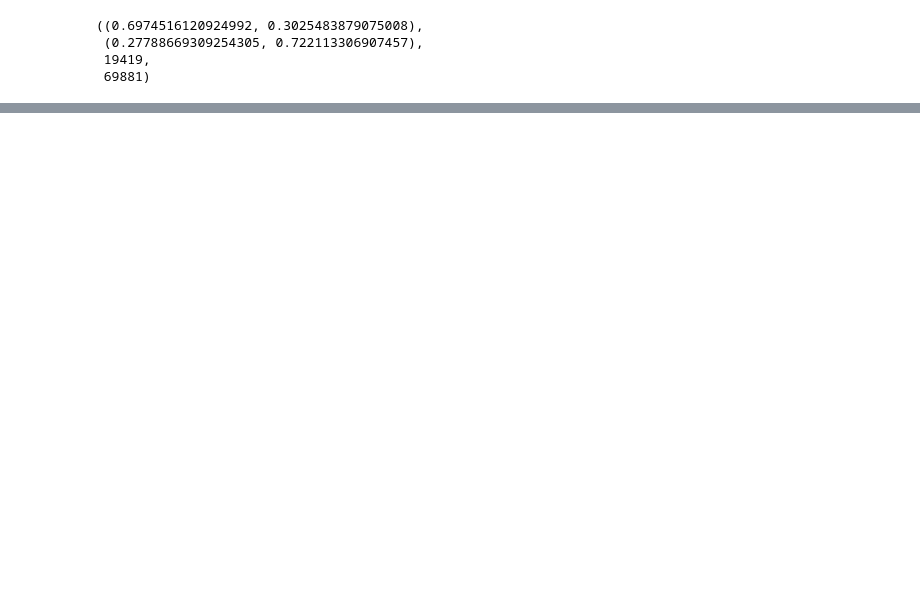
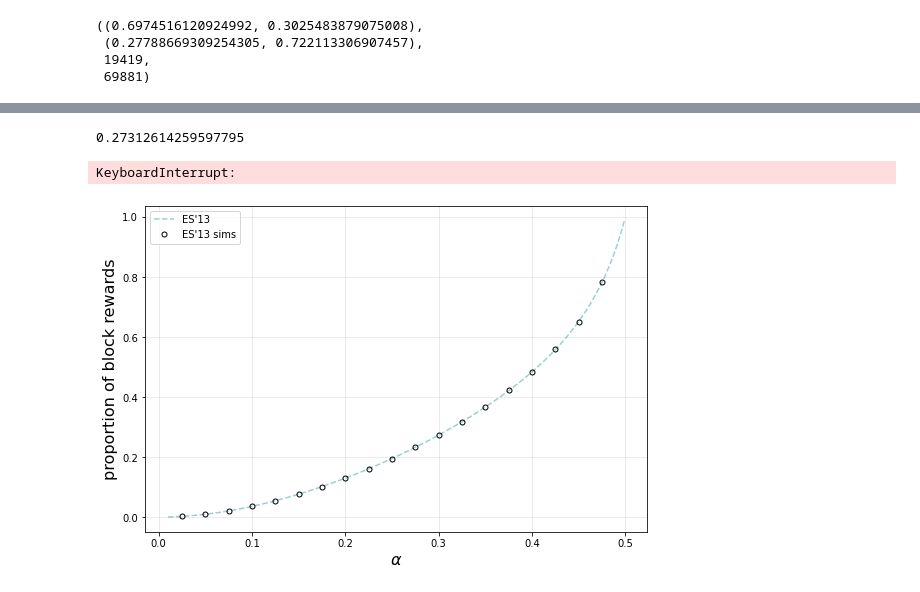
Before and after one commit to michaelneuder/opportunistic-mining, a Jupyter notebook: august.ipynb, the cells around one changed output, grey strips where cells are left out. Saved outputs shown, nothing was run; the diff lists cells and outputs as text; code cells hidden in the pictures; blank space fills up the shorter version.

```diff
--- a/august.ipynb
+++ b/august.ipynb
@@ -103,0 +183,36 @@ int(1e5)
+# %%
+def EyalSirer(a, g):
+    num = a * ((1-a)**2) * (4*a + g*(1-2*a)) - a**3
+    den = 1 - a * (1 + (2-a) * a)
+    return num / den
+# %%
+EyalSirer(0.3, 0)
+# %% [output]
+0.27312614259597795
+# %%
+alphas = np.arange(0.01, 0.5, 0.001)
+g0s    = [EyalSirer(a, 0) for a in alphas]
+# %%
+simAlphas = np.arange(0.025, 0.5, 0.025)
+simg0s = []
+for a in tqdm(simAlphas):
+    temp = []
+    for j in range(10):
+        temp.append(simNoGamma(a))
+    simg0s.append(np.mean(temp))
+# %% [output]
+KeyboardInterrupt:
+# %%
+f, ax = plt.subplots(figsize=(9,6))
+
+ax.plot(alphas, g0s, label='ES\'13', linestyle='--', color='darkcyan', alpha=0.4)
+ax.plot(simAlphas, simg0s, linestyle='none', color='black', marker='o', fillstyle='none',
+        markersize=5, label='ES\'13 sims')
+
+ax.grid(alpha=0.3)
+ax.set_xlabel(r'$\alpha$', size=16)
+ax.set_ylabel(r'proportion of block rewards', size=16)
+ax.legend()
+plt.show()
+# %% [output]
+[figure, added]
```
Also changed, not shown: parts of 4 cells of this notebook.
